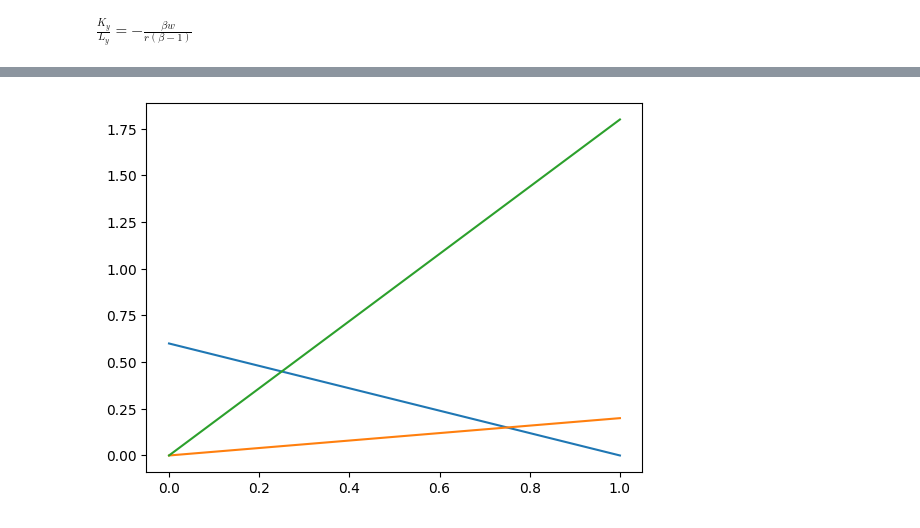
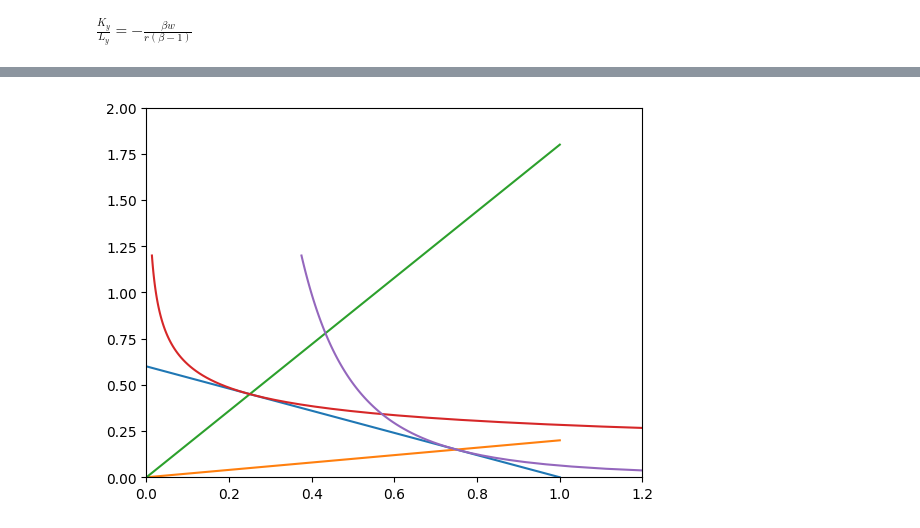
Before and after one commit to karaskernel/econ.540.international-trade-models, a Jupyter notebook: HO.ipynb, the cells around one changed output, grey strips where cells are left out. Saved outputs shown, nothing was run; the diff lists cells and outputs as text; code cells hidden in the pictures.

Commit message:
HO: add isocost curves

```diff
--- a/HO.ipynb
+++ b/HO.ipynb
@@ -182,0 +195,19 @@ $\displaystyle \frac{K_{y}}{L_{y}} = - \frac{\beta w}{r \left(\beta - 1\right)}$
+# %%
+# solve for Qx(Lx, Kx) = 1/Px and Qy(Ly, Ky) = 1/Py
+# simplify Px Py equations
+Px_eq_sim = sympy.simplify(Px_eq.subs([(r, r_w_s[r])]))
+display(Px_eq_sim)
+Py_eq_sim = sympy.simplify(Py_eq.subs([(r, r_w_s[r])]))
+display(Py_eq_sim)
+display(qx_eq)
+display(qy_eq)
+
+qx_eq_iso_px = sympy.simplify(qx_eq.subs(Qx, 1/Px_eq_sim.rhs))
+display(qx_eq_iso_px)
+qx_eq_iso_px_lx = solve((qx_eq_iso_px), Lx)[0]
+display(qx_eq_iso_px_lx)
+
+qy_eq_iso_py = sympy.simplify(qy_eq.subs(Qy, 1/Py_eq_sim.rhs))
+display(qy_eq_iso_py)
+qy_eq_iso_py_ly = solve((qy_eq_iso_py), Ly)[0]
+display(qy_eq_iso_py_ly)
@@ -183,3 +223,7 @@ $\displaystyle \frac{K_{y}}{L_{y}} = - \frac{\beta w}{r \left(\beta - 1\right)}$
+# %%
+# lambdify isocost production contours
+qx_eq_iso_px_lx_func = sympy.lambdify((w, r, L, K, Kx, a, b, d), qx_eq_iso_px_lx)
+qy_eq_iso_py_ly_func = sympy.lambdify((w, r, L, K, Ky, a, b, d), qy_eq_iso_py_ly)
 # %%
 alpha_v = 0.25
 beta_v = 0.75
@@ -212,11 +253,24 @@ def plot_cone(ax):
     y_k = y_l * k_l_y_v
     ax.plot(x_l, x_k)
     ax.plot(y_l, y_k)
+# %%
+def plot_isocost(ax):
+    y_k = np.linspace(0.01, 2/r_value, 100)
+    y_l = qy_eq_iso_py_ly_func(w_value, r_value, L_v, K_v, y_k, alpha_v, beta_v, delta_v)
+    ax.plot(y_l, y_k)
+    x_k = np.linspace(0.01, 2/r_value, 100)
+    x_l = qx_eq_iso_px_lx_func(w_value, r_value, L_v, K_v, x_k, alpha_v, beta_v, delta_v)
+    ax.plot(x_l, x_k)
 # %%
 # generate 10 values between 0 and 1/w_value
 fig, ax = plt.subplots()
+# y labels start from 0
+ax.set_ylim(0, 2/w_value)
+# x labels start from 0
+ax.set_xlim(0, 2/r_value)
 plot_wage_rental(ax)
 plot_cone(ax)
+plot_isocost(ax)
 fig.show()
 # %% [output]
-[figure, old version]
+[figure, new version]
```
Also changed, not shown: parts of 6 cells of this notebook.
